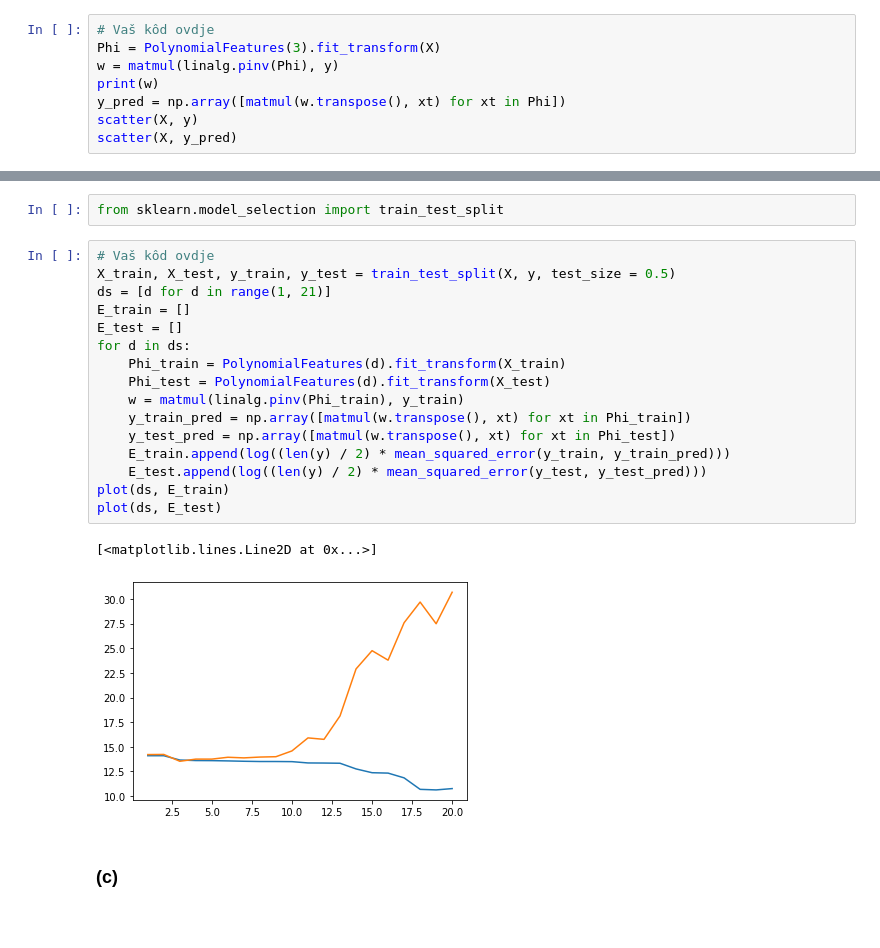
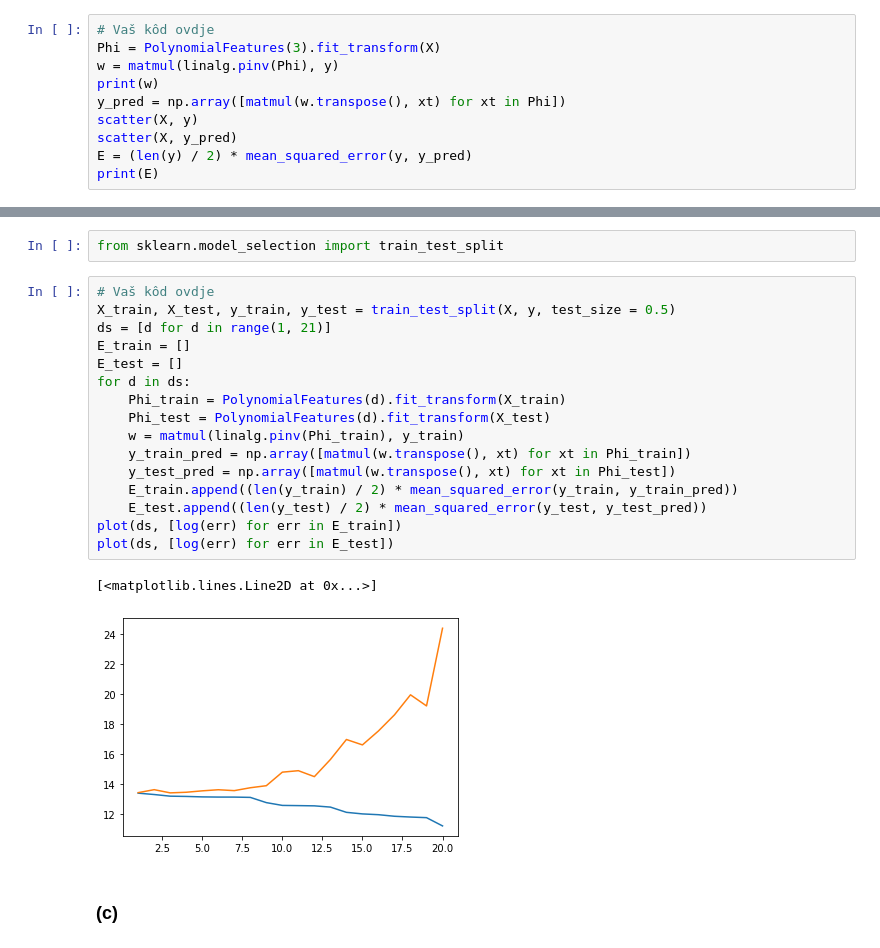
Before and after one commit to aj50009/su, a Jupyter notebook: SU-2019-LAB01-0036500097.ipynb, the cells around one changed output, grey strips where cells are left out. Drawn from its saved outputs; the diff is of its cells as text.

```diff
--- a/SU-2019-LAB01-0036500097.ipynb
+++ b/SU-2019-LAB01-0036500097.ipynb
@@ -166,4 +166,6 @@ print(w)
 y_pred = np.array([matmul(w.transpose(), xt) for xt in Phi])
 scatter(X, y)
 scatter(X, y_pred)
+E = (len(y) / 2) * mean_squared_error(y, y_pred)
+print(E)
 # %% [output]
@@ -211,22 +213,22 @@ from sklearn.model_selection import train_test_split
 # %%
 # Vaš kôd ovdje
 X_train, X_test, y_train, y_test = train_test_split(X, y, test_size = 0.5)
 ds = [d for d in range(1, 21)]
 E_train = []
 E_test = []
 for d in ds:
     Phi_train = PolynomialFeatures(d).fit_transform(X_train)
     Phi_test = PolynomialFeatures(d).fit_transform(X_test)
     w = matmul(linalg.pinv(Phi_train), y_train)
     y_train_pred = np.array([matmul(w.transpose(), xt) for xt in Phi_train])
     y_test_pred = np.array([matmul(w.transpose(), xt) for xt in Phi_test])
-    E_train.append(log((len(y) / 2) * mean_squared_error(y_train, y_train_pred)))
-    E_test.append(log((len(y) / 2) * mean_squared_error(y_test, y_test_pred)))
-plot(ds, E_train)
-plot(ds, E_test)
+    E_train.append((len(y_train) / 2) * mean_squared_error(y_train, y_train_pred))
+    E_test.append((len(y_test) / 2) * mean_squared_error(y_test, y_test_pred))
+plot(ds, [log(err) for err in E_train])
+plot(ds, [log(err) for err in E_test])
 # %% [output]
 [<matplotlib.lines.Line2D at 0x...>]
-[figure, old version]
+[figure, new version]
 # %% [markdown]
 ### (c)
 # %% [markdown]
```
Also changed, not shown: parts of 32 cells of this notebook.
